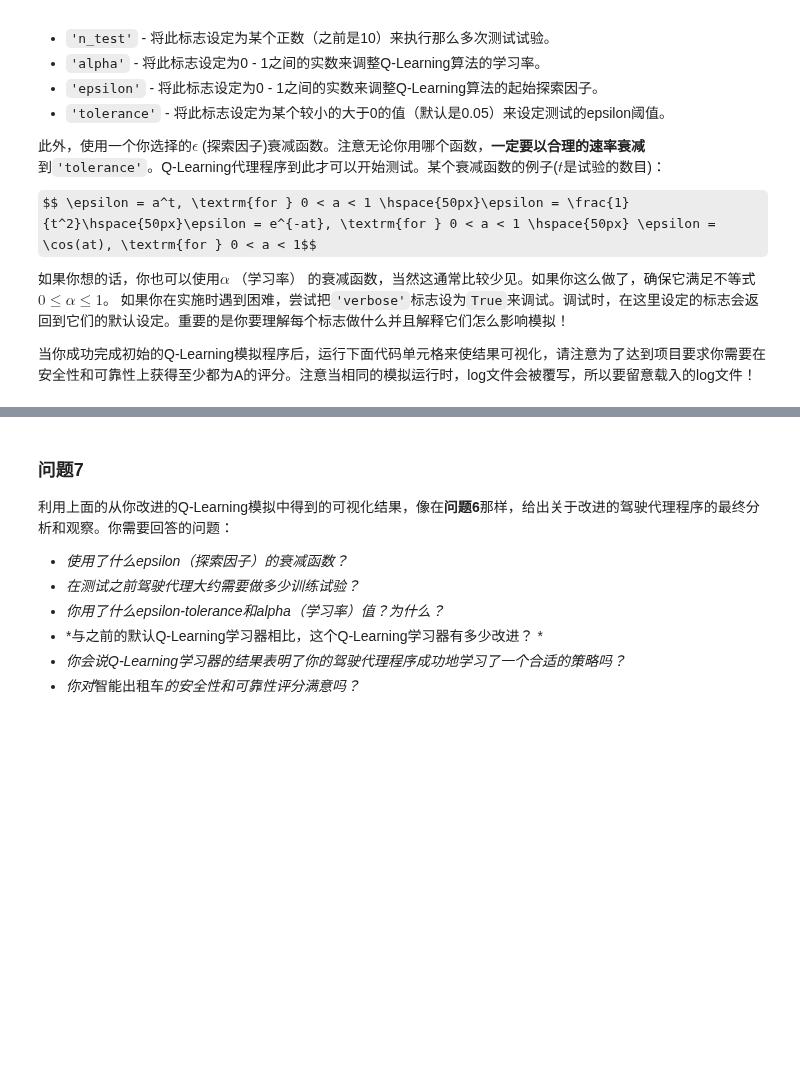
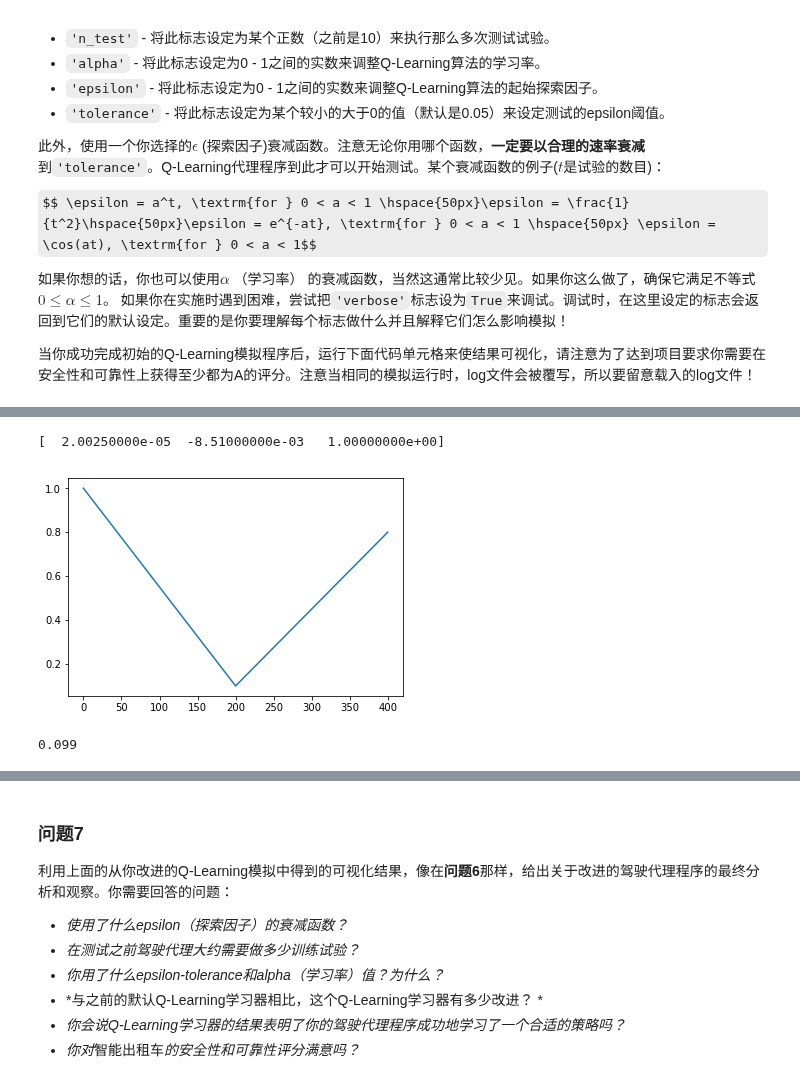
Before and after one commit to fengdasuk19/Udacity-MachineLearningNanoDegree, a Jupyter notebook: projects/smartcab/smartcab.ipynb, the cells around one changed output, grey strips where cells are left out. Saved outputs shown, nothing was run; the diff lists cells and outputs as text; code cells hidden in the pictures; some formulas as TeX source; blank space fills up the shorter version.

```diff
--- a/projects/smartcab/smartcab.ipynb
+++ b/projects/smartcab/smartcab.ipynb
@@ -323,3 +389,25 @@ $$ \epsilon = a^t, \textrm{for } 0 < a < 1 \hspace{50px}\epsilon = \frac{1}{t^2}
+# %%
+import numpy as np
+from matplotlib import pyplot
+
+
+tempx = np.array([0, 200, 400])
+tempy = np.array([1.0, 0.099, 0.8])
+coef = np.polyfit(tempx, tempy, 2)
+print coef
+
+pyplot.plot(tempx, tempy)
+pyplot.show()
+
+def func(x):
+    #return coef[0] * np.power(x, 2) + coef[1] * x + coef[2]
+    return 2.0025e-05 * np.power(x, 2) + -8.51e-03 * x  + 1
+
+print func(200)
+# %% [output]
+[  2.00250000e-05  -8.51000000e-03   1.00000000e+00]
+[figure, added]
+0.099
 # %%
 # Load the 'sim_improved-learning' file from the improved Q-Learning simulation
 vs.plot_trials('sim_improved-learning.csv')
```
Also changed, not shown: parts of 5 cells of this notebook, 29 other files.
